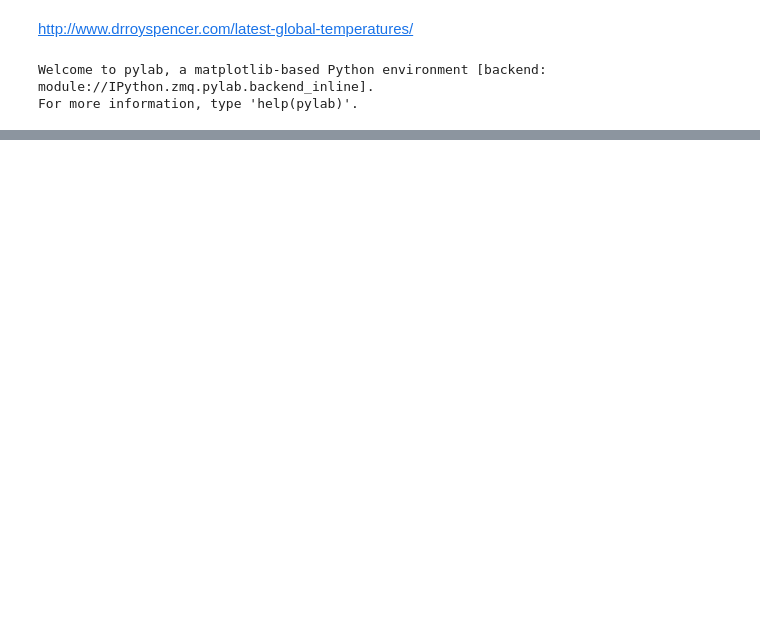
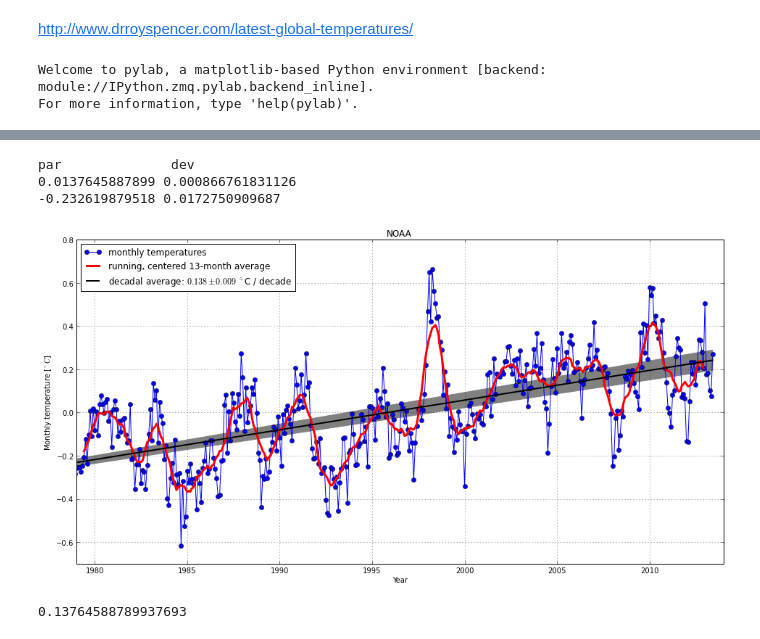
Before and after one commit to certik/climate, a Jupyter notebook: NOAA.ipynb, the cells around one changed output, grey strips where cells are left out. Cells and saved outputs as stored; diff of their text form; code cells hidden in the pictures; blank space fills up the shorter version.

```diff
--- a/NOAA.ipynb
+++ b/NOAA.ipynb
@@ -16,0 +50,35 @@ D = loadtxt("data/tltglhmam_5.5")
+# %%
+from scipy.optimize import curve_fit
+Y0 = years[0]
+def f(x, a, b):
+    return a*(x-Y0)+b
+(a, b), pcov = curve_fit(f, years, temp)
+adev = sqrt(pcov[0, 0])
+bdev = sqrt(pcov[1, 1])
+print "par              dev"
+print a, adev
+print b, bdev
+# %% [output]
+par              dev
+0.0137645887899 0.000866761831126
+-0.232619879518 0.0172750909687
+# %%
+figure(figsize=(16, 8))
+plot(years, temp, "bo-", label="monthly temperatures")
+plot(years, running_average(temp), "r-", lw=3, label="running, centered 13-month average")
+plot(years, a*(years-Y0)+b, "k-", lw=2, label="decadal average: $%.3f \pm %.3f$ $^\circ$C / decade" % (a*10, adev*10))
+fill_between(years, (a+adev)*(years-Y0)+b+bdev, (a-adev)*(years-Y0)+b-bdev, color="gray")
+xlabel("Year")
+ylabel("Monthly temperature [$^\circ C$]")
+title("NOAA")
+xlim([1979, 2014])
+ylim([-0.7, 0.8])
+grid()
+legend(loc="upper left");
+# %% [output]
+[figure, added]
+# %%
+dTdt = a*10 # C / decade
+dTdt
+# %% [output]
+0.13764588789937693
```
Also changed, not shown: parts of 7 cells of this notebook.
